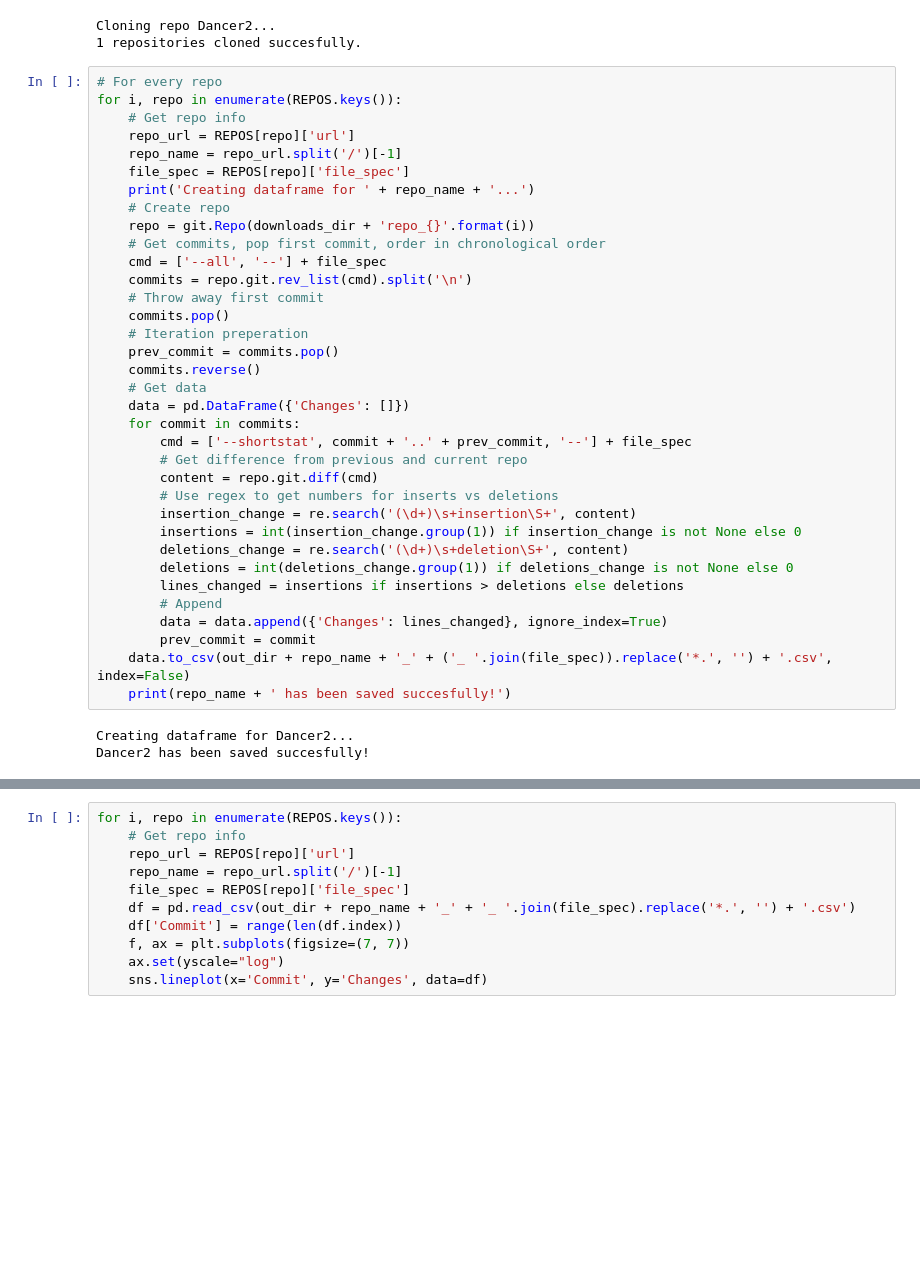
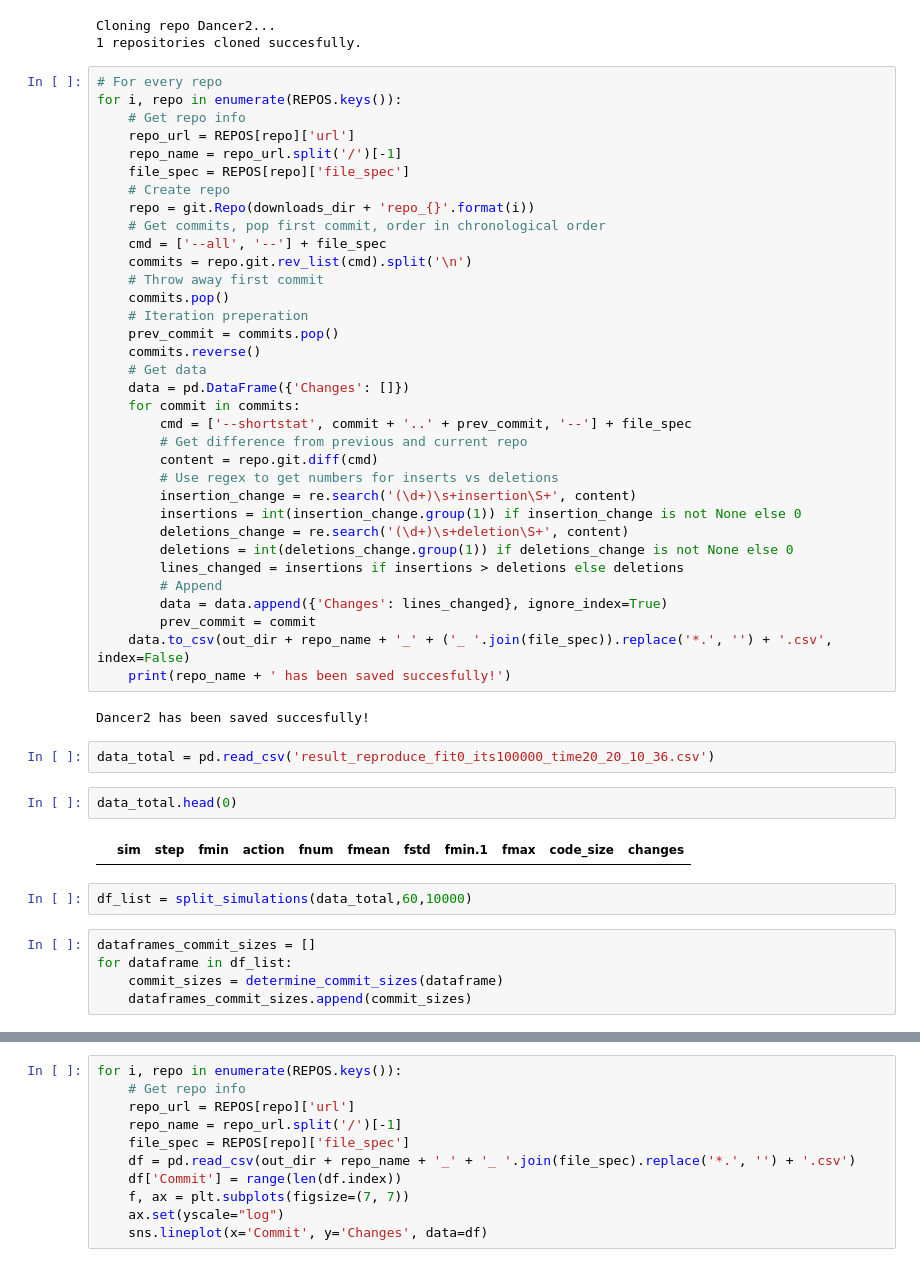
Before and after one commit to NatasjaWezel/Complex_Systems, a Jupyter notebook: scripts/Commit_diff_script.ipynb, the cells around one changed output, grey strips where cells are left out. Saved outputs shown, nothing was run; the diff lists cells and outputs as text; blank space fills up the shorter version.

```diff
--- a/scripts/Commit_diff_script.ipynb
+++ b/scripts/Commit_diff_script.ipynb
@@ -84,7 +112,6 @@ for i, repo in enumerate(REPOS.keys()):
     repo_url = REPOS[repo]['url']
     repo_name = repo_url.split('/')[-1]
     file_spec = REPOS[repo]['file_spec']
-    print('Creating dataframe for ' + repo_name + '...')
     # Create repo
     repo = git.Repo(downloads_dir + 'repo_{}'.format(i))
     # Get commits, pop first commit, order in chronological order
@@ -113,5 +140,17 @@ for i, repo in enumerate(REPOS.keys()):
     data.to_csv(out_dir + repo_name + '_' + ('_ '.join(file_spec)).replace('*.', '') + '.csv', index=False)
     print(repo_name + ' has been saved succesfully!')
 # %% [output]
-Creating dataframe for Dancer2...
 Dancer2 has been saved succesfully!
+# %%
+data_total = pd.read_csv('result_reproduce_fit0_its100000_time20_20_10_36.csv')
+# %%
+data_total.head(0)
+# %% [output]
+|  | sim | step | fmin | action | fnum | fmean | fstd | fmin.1 | fmax | code_size | changes |
+# %%
+df_list = split_simulations(data_total,60,10000)
+# %%
+dataframes_commit_sizes = []
+for dataframe in df_list:
+    commit_sizes = determine_commit_sizes(dataframe)
+    dataframes_commit_sizes.append(commit_sizes)
```
Also changed, not shown: parts of 10 cells of this notebook, 1 other file.
